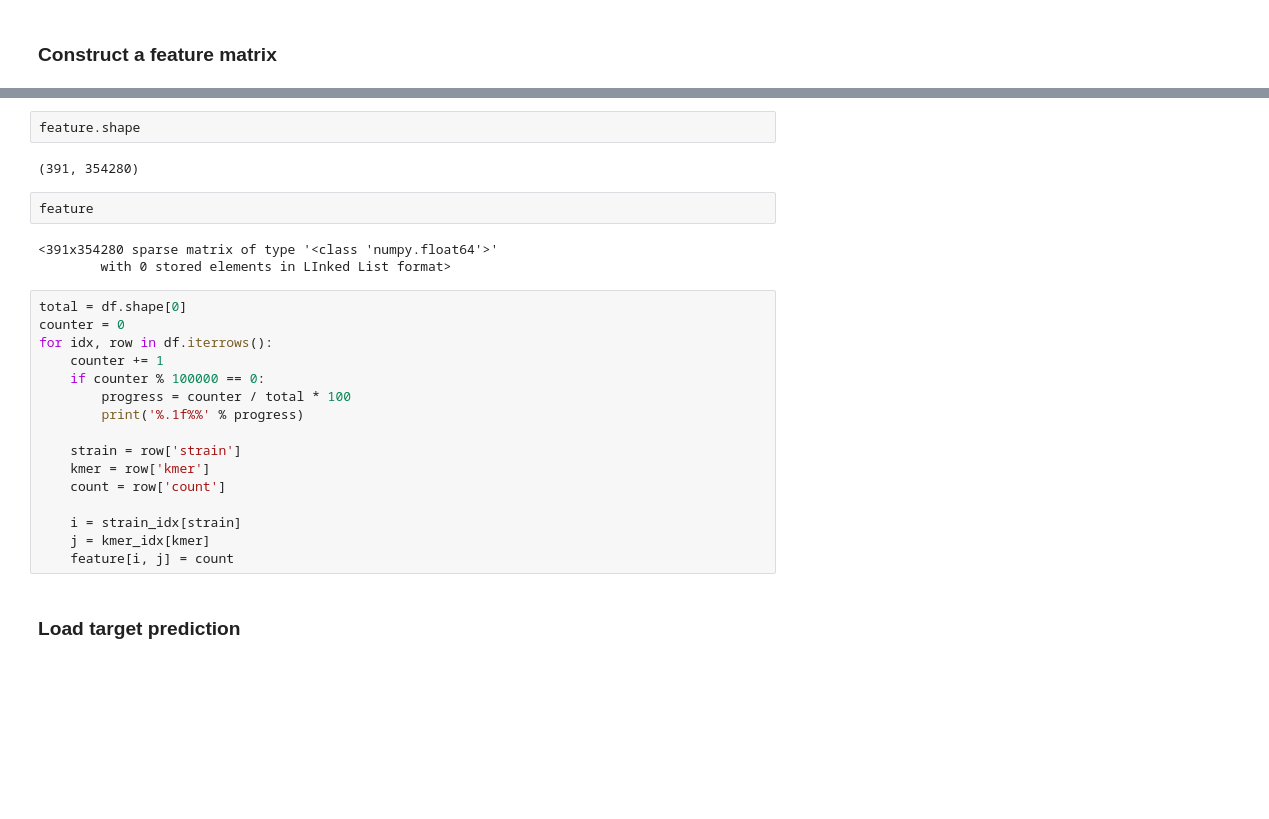
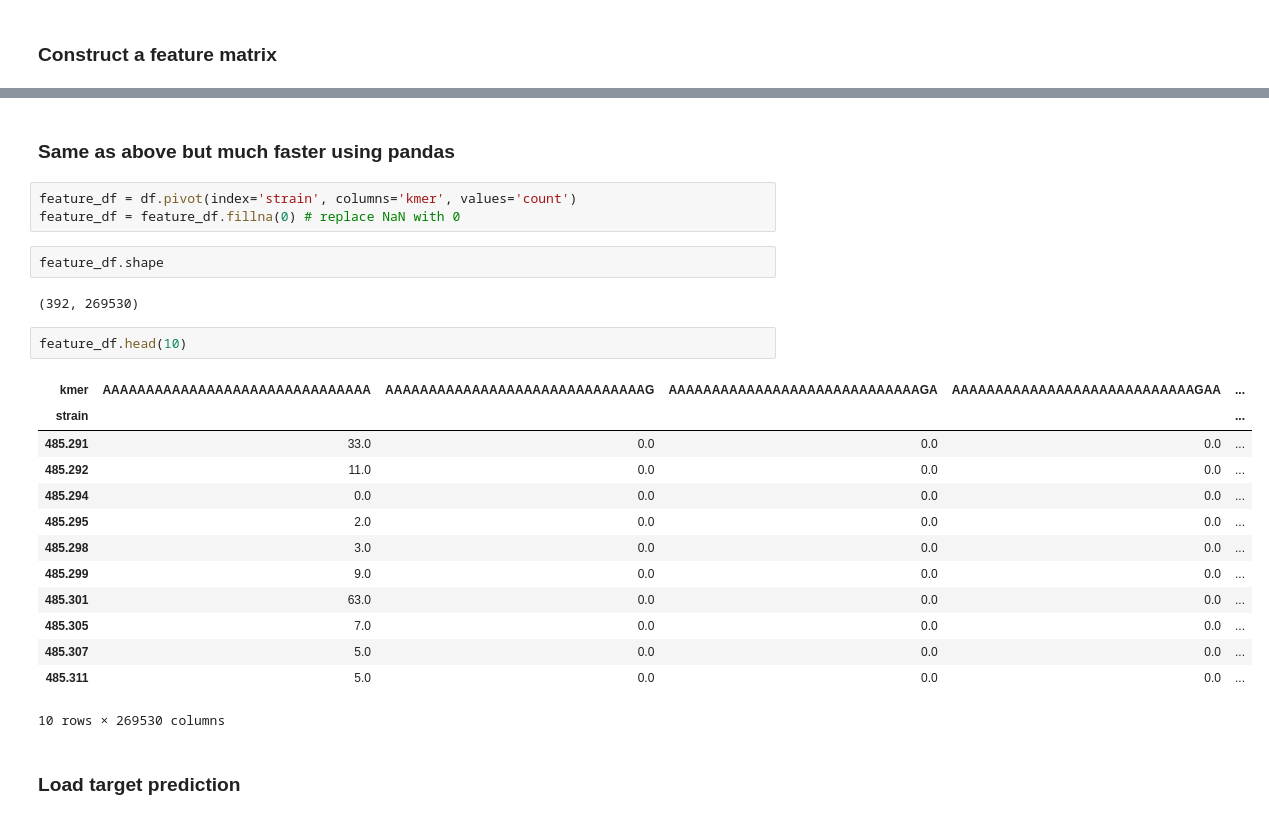
Before and after one commit to sdrogers/amr, a Jupyter notebook: features/extract_matrix.ipynb, the cells around one changed output, grey strips where cells are left out. Saved outputs shown, nothing was run; the diff lists cells and outputs as text; blank space fills up the shorter version.

```diff
--- a/features/extract_matrix.ipynb
+++ b/features/extract_matrix.ipynb
@@ -98,28 +119,28 @@ feature = lil_matrix((n_strains, n_kmers))
+# %% [markdown]
+### Same as above but much faster using pandas
+# %%
+feature_df = df.pivot(index='strain', columns='kmer', values='count')
+feature_df = feature_df.fillna(0) # replace NaN with 0
 # %%
-feature.shape
+feature_df.shape
 # %% [output]
-(391, 354280)
+(392, 269530)
-# %%
-feature
-# %% [output]
-<391x354280 sparse matrix of type '<class 'numpy.float64'>'
-        with 0 stored elements in LInked List format>
-# %%
-total = df.shape[0]
-counter = 0
-for idx, row in df.iterrows():
-    counter += 1
-    if counter % 100000 == 0:
-        progress = counter / total * 100
-        print('%.1f%%' % progress)
-
-    strain = row['strain']
-    kmer = row['kmer']
-    count = row['count']
-
-    i = strain_idx[strain]
-    j = kmer_idx[kmer]
-    feature[i, j] = count
+# %%
+feature_df.head(10)
+# %% [output]
+| kmer | AAAAAAAAAAAAAAAAAAAAAAAAAAAAAAA | AAAAAAAAAAAAAAAAAAAAAAAAAAAAAAG | AAAAAAAAAAAAAAAAAAAAAAAAAAAAAGA | AAAAAAAAAAAAAAAAAAAAAAAAAAAAGAA | ... |
+| strain |  |  |  |  | ... |
+| 485.291 | 33.0 | 0.0 | 0.0 | 0.0 | ... |
+| 485.292 | 11.0 | 0.0 | 0.0 | 0.0 | ... |
+| 485.294 | 0.0 | 0.0 | 0.0 | 0.0 | ... |
+| 485.295 | 2.0 | 0.0 | 0.0 | 0.0 | ... |
+| 485.298 | 3.0 | 0.0 | 0.0 | 0.0 | ... |
+| 485.299 | 9.0 | 0.0 | 0.0 | 0.0 | ... |
+| 485.301 | 63.0 | 0.0 | 0.0 | 0.0 | ... |
+| 485.305 | 7.0 | 0.0 | 0.0 | 0.0 | ... |
+| 485.307 | 5.0 | 0.0 | 0.0 | 0.0 | ... |
+| 485.311 | 5.0 | 0.0 | 0.0 | 0.0 | ... |
+10 rows × 269530 columns
 # %% [markdown]
 ### Load target prediction
 # %%
```
Also changed, not shown: parts of 15 cells of this notebook.
